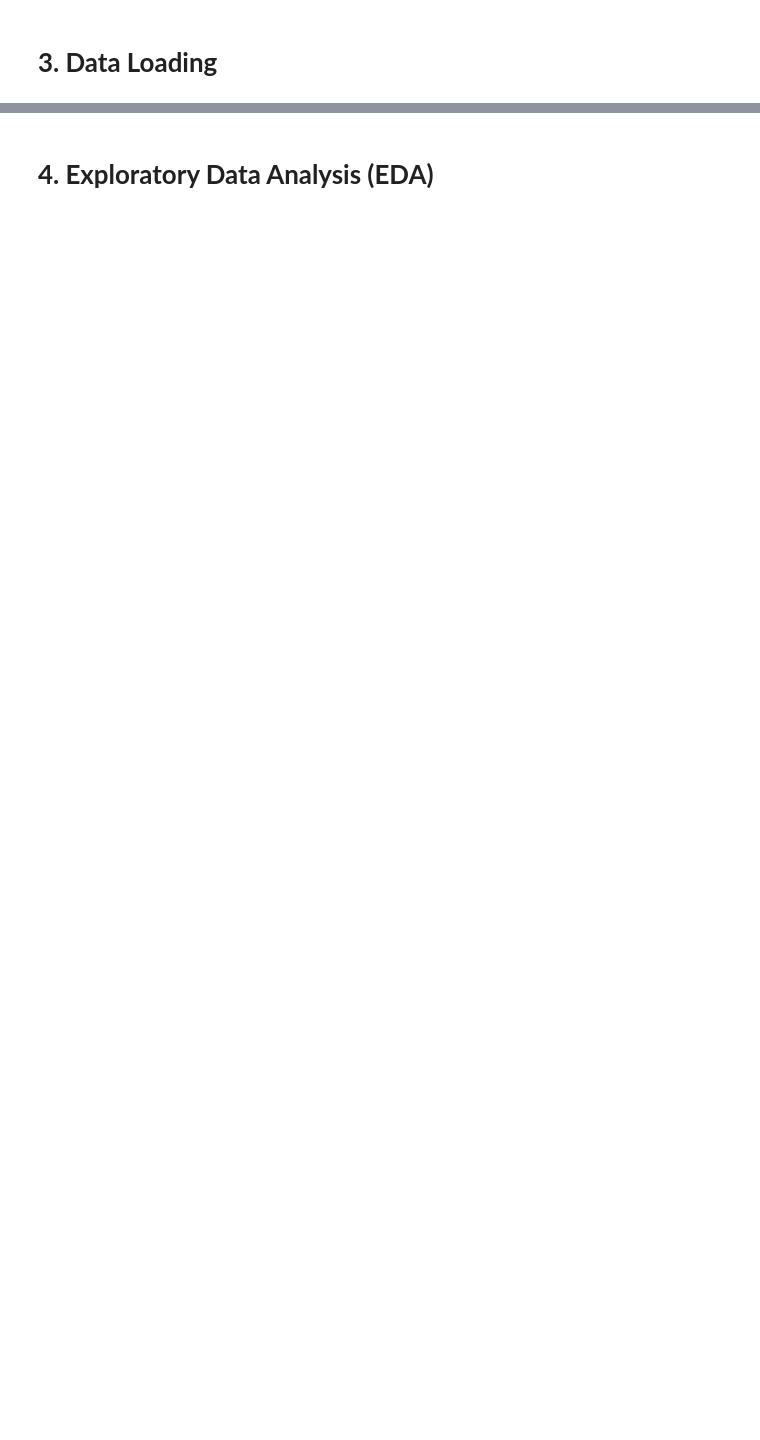
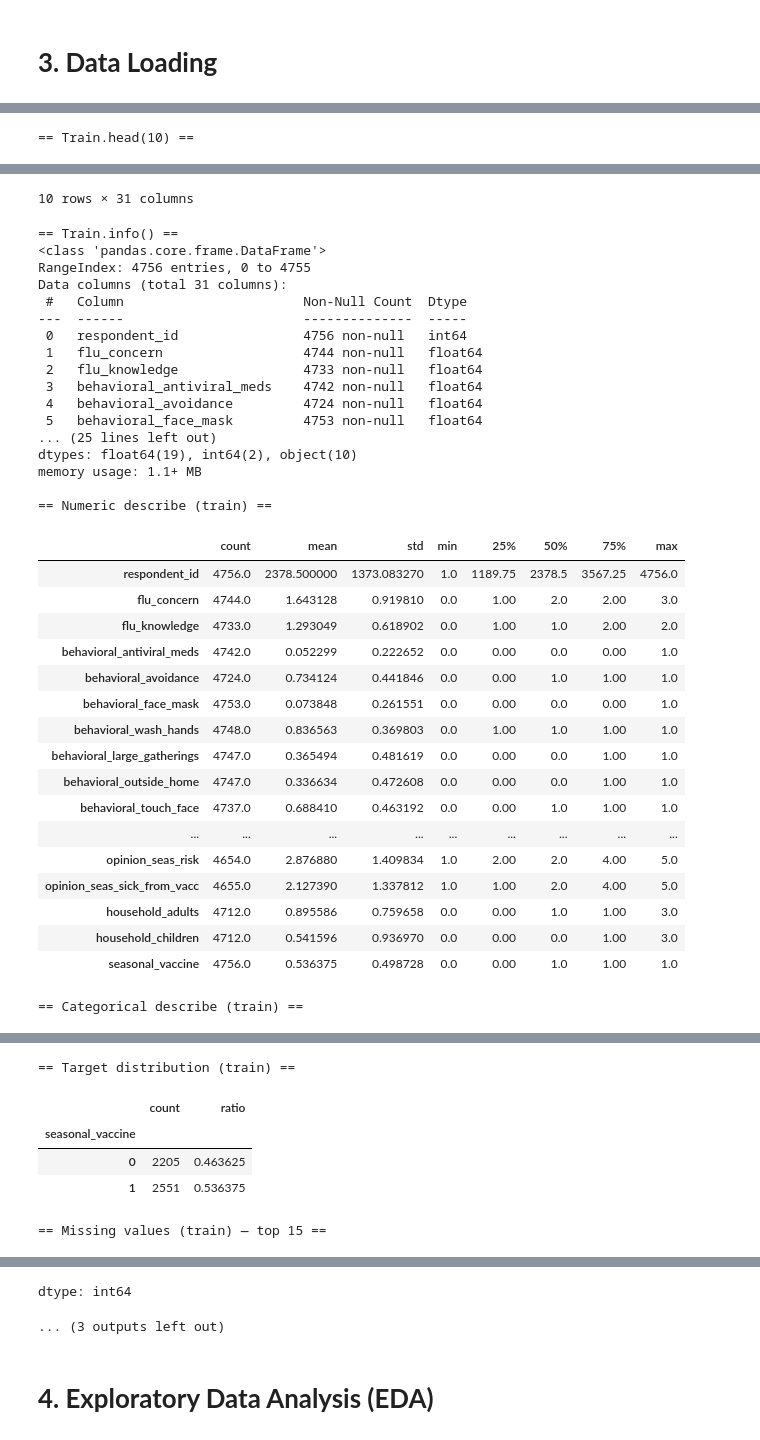
Before and after one commit to Rabia-Akhtr/Applied-Data-Science-1, a Jupyter notebook: notebooks/hackathon_main.ipynb, the cells around one changed output, grey strips where cells are left out. Drawn from its saved outputs; the diff is of its cells as text; code cells hidden in the pictures; blank space fills up the shorter version.

```diff
--- a/notebooks/hackathon_main.ipynb
+++ b/notebooks/hackathon_main.ipynb
@@ -40,0 +67,35 @@ This notebook documents the full workflow for our Data Science Challenge hackath
+# %%
+# Cell 2 — Domain knowledge & non-graphical analysis (head/info/describe, balance, missing)
+
+TARGET = "seasonal_vaccine"
+ID_COL = "respondent_id"
+
+assert TARGET in df_train.columns
+assert ID_COL in df_train.columns and ID_COL in df_test.columns
+
+print("== Train.head(10) ==")
+display(df_train.head(10))
+
+print("\n== Train.info() ==")
+df_train.info()
+
+print("\n== Numeric describe (train) ==")
+display(df_train.select_dtypes(include=["number"]).describe().T)
+
+print("\n== Categorical describe (train) ==")
+display(df_train.select_dtypes(exclude=["number"]).describe().T)
+
+print("\n== Target distribution (train) ==")
+tgt_counts = df_train[TARGET].value_counts(dropna=False).sort_index()
+tgt_ratio  = (tgt_counts / len(df_train)).rename("ratio")
+display(pd.concat([tgt_counts.rename("count"), tgt_ratio], axis=1))
+
+print("\n== Missing values (train) — top 15 ==")
+miss_train = df_train.isna().sum().sort_values(ascending=False)
+display(miss_train[miss_train > 0].head(15))
+
+print("\n== Missing values (test) — top 15 ==")
+miss_test = df_test.isna().sum().sort_values(ascending=False)
+display(miss_test[miss_test > 0].head(15))
+# %% [output]
+== Train.head(10) ==
@@ -40,0 +113,36 @@ This notebook documents the full workflow for our Data Science Challenge hackath
+10 rows × 31 columns
+== Train.info() ==
+<class 'pandas.core.frame.DataFrame'>
+RangeIndex: 4756 entries, 0 to 4755
+Data columns (total 31 columns):
+ #   Column                       Non-Null Count  Dtype
+---  ------                       --------------  -----
+ 0   respondent_id                4756 non-null   int64
+ 1   flu_concern                  4744 non-null   float64
+ 2   flu_knowledge                4733 non-null   float64
+ 3   behavioral_antiviral_meds    4742 non-null   float64
+ 4   behavioral_avoidance         4724 non-null   float64
+ 5   behavioral_face_mask         4753 non-null   float64
+... (25 lines left out)
+dtypes: float64(19), int64(2), object(10)
+memory usage: 1.1+ MB
+
+== Numeric describe (train) ==
+|  | count | mean | std | min | 25% | 50% | 75% | max |
+| respondent_id | 4756.0 | 2378.500000 | 1373.083270 | 1.0 | 1189.75 | 2378.5 | 3567.25 | 4756.0 |
+| flu_concern | 4744.0 | 1.643128 | 0.919810 | 0.0 | 1.00 | 2.0 | 2.00 | 3.0 |
+| flu_knowledge | 4733.0 | 1.293049 | 0.618902 | 0.0 | 1.00 | 1.0 | 2.00 | 2.0 |
+| behavioral_antiviral_meds | 4742.0 | 0.052299 | 0.222652 | 0.0 | 0.00 | 0.0 | 0.00 | 1.0 |
+| behavioral_avoidance | 4724.0 | 0.734124 | 0.441846 | 0.0 | 0.00 | 1.0 | 1.00 | 1.0 |
+| behavioral_face_mask | 4753.0 | 0.073848 | 0.261551 | 0.0 | 0.00 | 0.0 | 0.00 | 1.0 |
+| behavioral_wash_hands | 4748.0 | 0.836563 | 0.369803 | 0.0 | 1.00 | 1.0 | 1.00 | 1.0 |
+| behavioral_large_gatherings | 4747.0 | 0.365494 | 0.481619 | 0.0 | 0.00 | 0.0 | 1.00 | 1.0 |
+| behavioral_outside_home | 4747.0 | 0.336634 | 0.472608 | 0.0 | 0.00 | 0.0 | 1.00 | 1.0 |
+| behavioral_touch_face | 4737.0 | 0.688410 | 0.463192 | 0.0 | 0.00 | 1.0 | 1.00 | 1.0 |
+| ... | ... | ... | ... | ... | ... | ... | ... | ... |
+| opinion_seas_risk | 4654.0 | 2.876880 | 1.409834 | 1.0 | 2.00 | 2.0 | 4.00 | 5.0 |
+| opinion_seas_sick_from_vacc | 4655.0 | 2.127390 | 1.337812 | 1.0 | 1.00 | 2.0 | 4.00 | 5.0 |
+| household_adults | 4712.0 | 0.895586 | 0.759658 | 0.0 | 0.00 | 1.0 | 1.00 | 3.0 |
+| household_children | 4712.0 | 0.541596 | 0.936970 | 0.0 | 0.00 | 0.0 | 1.00 | 3.0 |
+| seasonal_vaccine | 4756.0 | 0.536375 | 0.498728 | 0.0 | 0.00 | 1.0 | 1.00 | 1.0 |
+== Categorical describe (train) ==
@@ -40,0 +160,6 @@ This notebook documents the full workflow for our Data Science Challenge hackath
+== Target distribution (train) ==
+|  | count | ratio |
+| seasonal_vaccine |  |  |
+| 0 | 2205 | 0.463625 |
+| 1 | 2551 | 0.536375 |
+== Missing values (train) — top 15 ==
@@ -41,2 +182,4 @@ This notebook documents the full workflow for our Data Science Challenge hackath
+dtype: int64
+... (3 outputs left out)
 # %% [markdown]
 # **4. Exploratory Data Analysis (EDA)**
```
Also changed, not shown: parts of 12 cells of this notebook.
